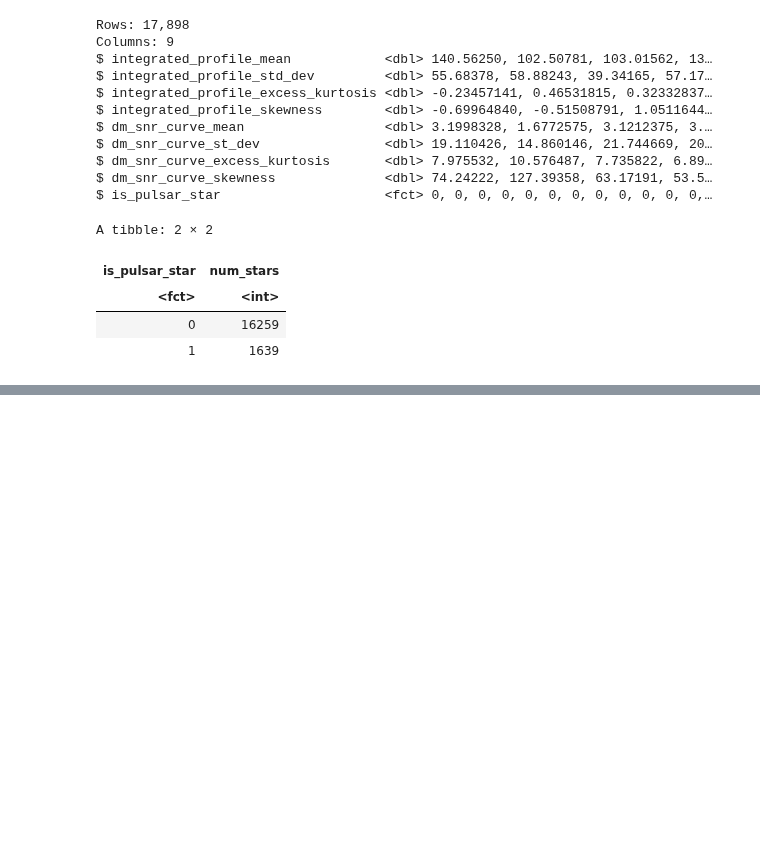
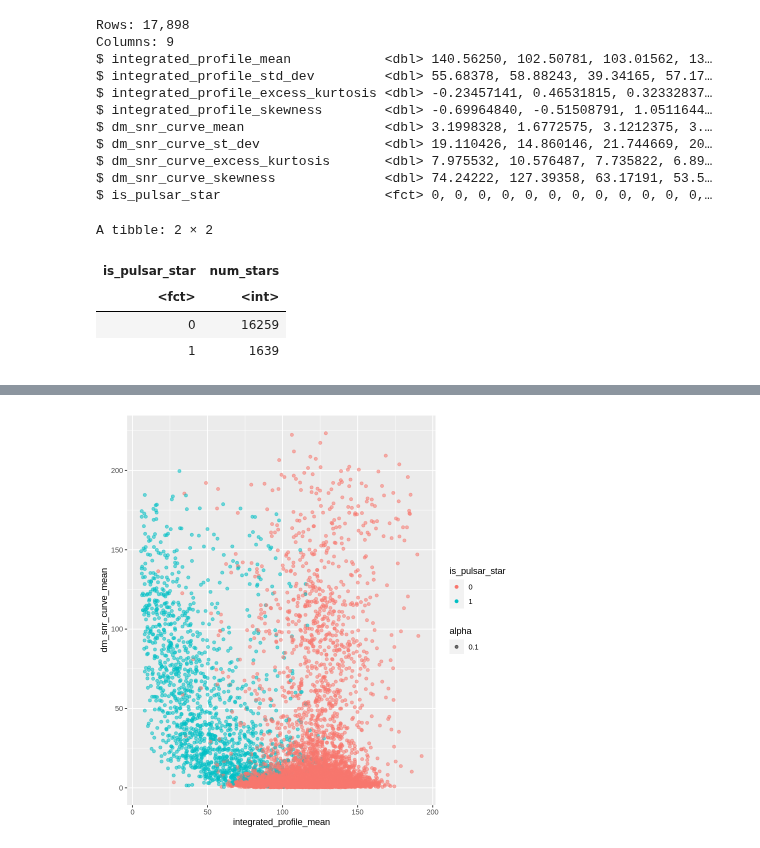
Before and after one commit to rosalieytz/dsci-100-2023w2-group10, a Jupyter notebook: Proposal.ipynb, the cells around one changed output, grey strips where cells are left out. Drawn from its saved outputs; the diff is of its cells as text; code cells hidden in the pictures; blank space fills up the shorter version.

Commit message:
Tried plotting profile mean and dm-snr curve mean. Seems to be not okay

```diff
--- a/Proposal.ipynb
+++ b/Proposal.ipynb
@@ -58,3 +58,8 @@ A tibble: 2 × 9
 | <fct> | <dbl> | <dbl> | <dbl> | <dbl> | ... |
 | 0 | 116.56273 | 47.33974 | 0.2104401 | 0.380844 | ... |
 | 1 | 56.69061 | 38.71060 | 3.1306554 | 15.553576 | ... |
+# %%
+ggplot(star_data, aes(x = integrated_profile_mean, y = dm_snr_curve_mean, color = is_pulsar_star)) +
+    geom_point(aes(alpha=0.1))
+# %% [output]
+[figure, added]
```
